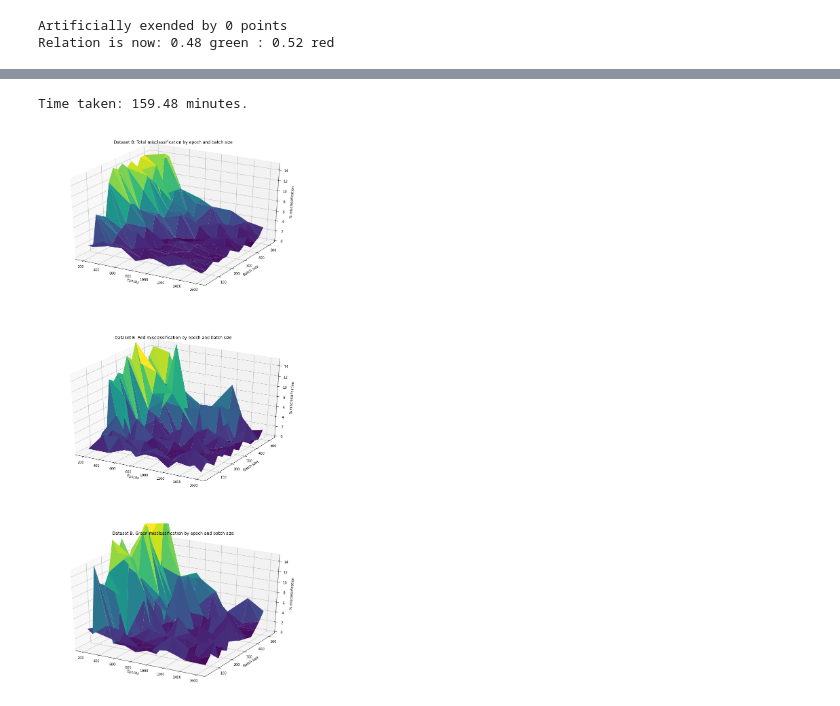
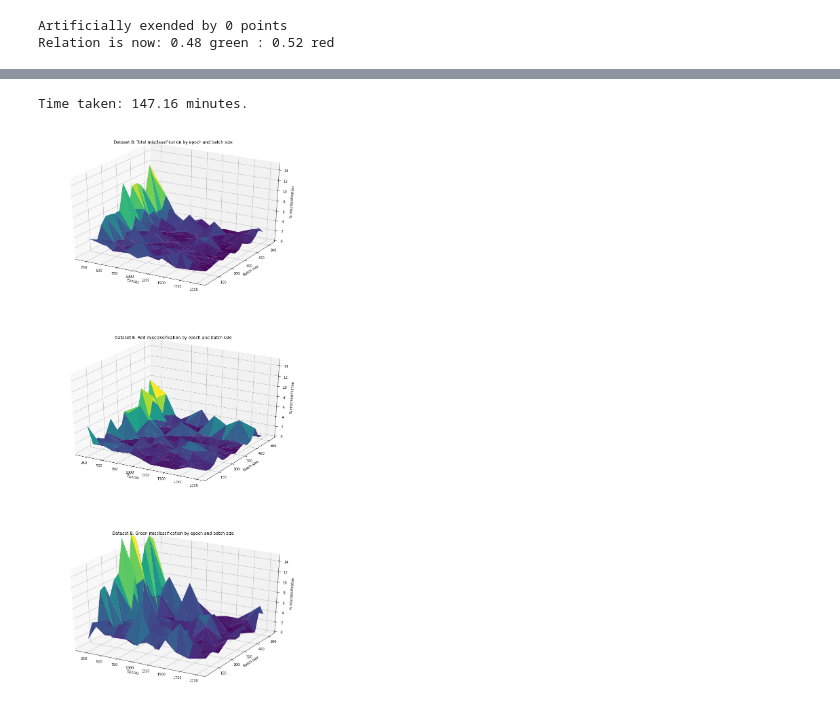
Before and after one commit to ericbill21/siemens, a Jupyter notebook: Siemens_Approach.ipynb, the cells around one changed output, grey strips where cells are left out. Drawn from its saved outputs; the diff is of its cells as text; code cells hidden in the pictures.

Commit message:
Modified epochsBatchSize a bit. Results of epochBatchSize for dataset B.

```diff
--- a/Siemens_Approach.ipynb
+++ b/Siemens_Approach.ipynb
@@ -830,7 +830,7 @@ def epochsBatchSize(model, initialWeights, valSet_size, batchRange, batchIncreme
   red_misclass_percentage = []
   green_misclass_percentage = []
 
-  # Defining interation lists
+  # Defining iteration lists
   batch_size_iter = np.arange(batchRange[0], batchRange[1]+1, batchIncrements)
   epoch_iter = np.arange(epochRange[0], epochRange[1]+1, epochIncrements)
 
@@ -842,8 +842,7 @@ def epochsBatchSize(model, initialWeights, valSet_size, batchRange, batchIncreme
   random.seed(time.time())
   val_indices = random.sample(range(SOURCE_SIZE[CURRENT_SET]), valSet_size)
 
-  valSet_points, valSet_labels = seperateValidationSet(dataSet=dataSet,
-                                                       validationIndices=val_indices)
+  valSet_points, valSet_labels = seperateValidationSet(dataSet,val_indices)
 
   dataSet = balanceDataset(dataSet, threshold=THRESHOLD, verbose=0)
 
@@ -879,11 +878,8 @@ def epochsBatchSize(model, initialWeights, valSet_size, batchRange, batchIncreme
       # Prepare model for classification
       model.set_weights(initialWeights)
 
-      model.compile(optimizer='adam', loss=construct_custom_penalty_loss(PENALTY),
-                    metrics=['accuracy'])
-
-      history = model.fit(training_points, training_labels, ba, ep, verbose=0,
-                          validation_data=(valSet_points,valSet_labels))
+      history = model.fit(x=training_points, y=training_labels, batch_size=ba,
+                          epochs=ep, verbose=0)
 
       # Classification and saving results
       prediction = model.predict(valSet_points)
@@ -1153,6 +1149,6 @@ model_0.compile(optimizer='adam', loss=construct_custom_penalty_loss(PENALTY), m
 initialWeights = model_0.get_weights()
 
 # Fit model
-history = model_0.fit(training_points, training_labels, batch_size=64, epochs=50,
+history = model_0.fit(training_points, training_labels, batch_size=1024, epochs=500,
                     shuffle=True, validation_data=(valSet_points, valSet_labels))
 clear_output()
@@ -1198,7 +1211,7 @@ Your runtime has 27.4 gigabytes of available RAM
 You are using a high-RAM runtime!
 # %%
 result = epochsBatchSize(model_0, initialWeights, 800, (32,512), 32,
-                         (200,1600), 200, path='/content/drive/MyDrive/Siemens ML Challenge/EpochsBatchSize/')
+                         (200,2000), 200)
 # %% [output]
-Time taken: 159.48 minutes.
+Time taken: 147.16 minutes.
-[figure, old version]
+[figure, new version]
```
Also changed, not shown: parts of 2 cells of this notebook.
